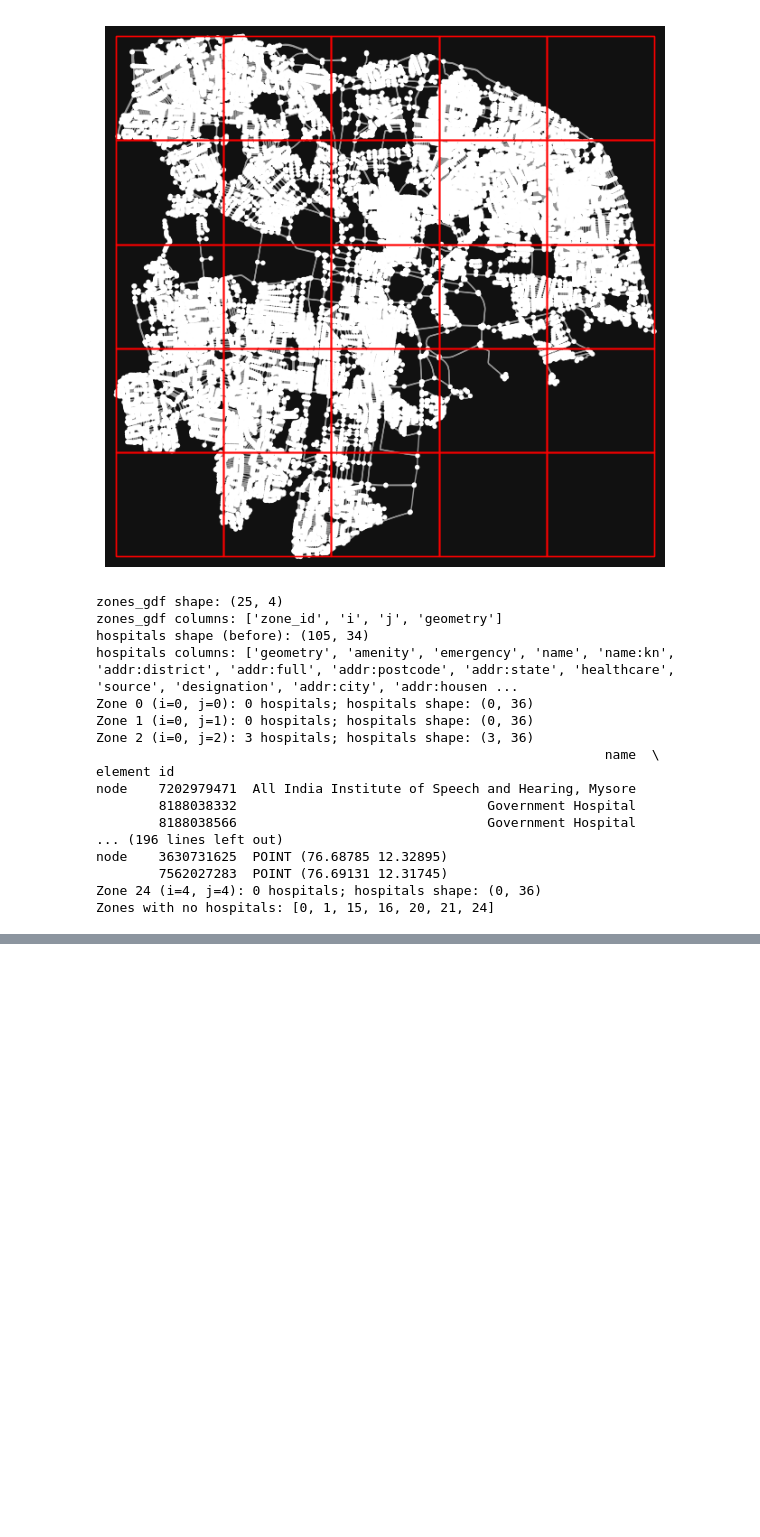
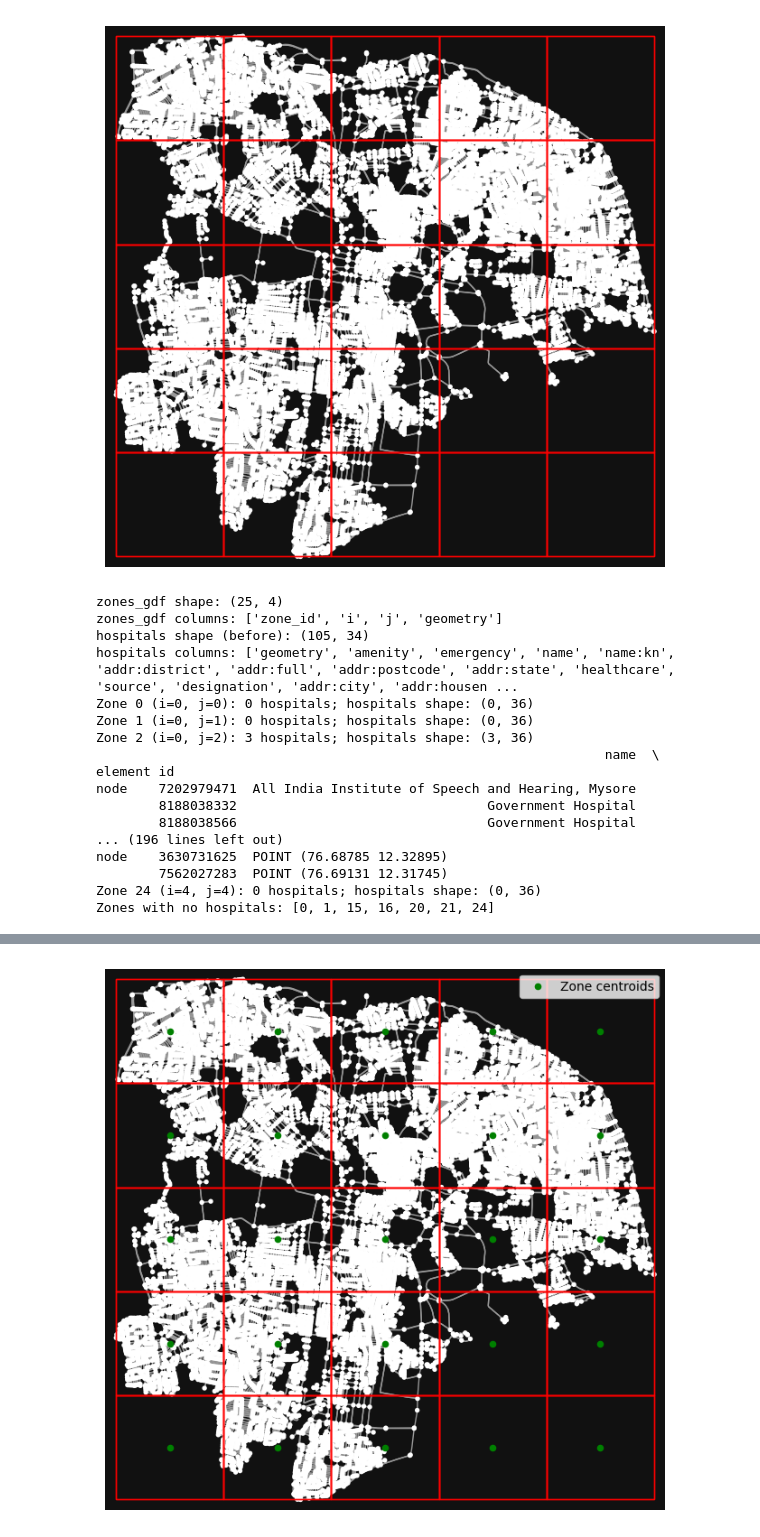
Before and after one commit to Deepaksaai/Yes-Kings-opti-project, a Jupyter notebook: kaushikdraft.ipynb, the cells around one changed output, grey strips where cells are left out. Saved outputs shown, nothing was run; the diff lists cells and outputs as text; code cells hidden in the pictures; blank space fills up the shorter version.

```diff
--- a/kaushikdraft.ipynb
+++ b/kaushikdraft.ipynb
@@ -279,0 +173,100 @@ Zones whose centroids lie OUTSIDE Mysuru boundary:
+# %%
+import osmnx as ox
+import matplotlib.pyplot as plt
+import matplotlib as mpl
+from matplotlib.patches import Rectangle
+import geopandas as gpd
+import numpy as np
+from shapely.geometry import box
+
+# 1. Road graph and bounds
+nodes_gdf, edges_gdf = ox.graph_to_gdfs(G)   # G already created earlier
+bounds = edges_gdf.total_bounds              # [minx, miny, maxx, maxy]
+minx, miny, maxx, maxy = bounds
+
+nx = 5
+ny = 5
+x_step = (maxx - minx) / nx
+y_step = (maxy - miny) / ny
+
+zones = []
+zone_polys = []
+for i in range(nx):
+    for j in range(ny):
+        zminx = minx + i * x_step
+        zminy = miny + j * y_step
+        zmaxx = minx + (i + 1) * x_step
+        zmaxy = miny + (j + 1) * y_step
+        zone = (zminx, zminy, zmaxx, zmaxy)
+        zones.append(zone)
+        zone_polys.append(box(zminx, zminy, zmaxx, zmaxy))
+
+# 2. GeoDataFrame of zones in same CRS as graph
+zones_gdf = gpd.GeoDataFrame(
+    {
+        "zone_id": range(len(zone_polys)),
+        "i": [int(idx // ny) for idx in range(len(zone_polys))],
+        "j": [int(idx % ny) for idx in range(len(zone_polys))],
+        "geometry": zone_polys,
+    },
+    crs=nodes_gdf.crs,
+)
+
+# 3. Compute centroids in a projected CRS then bring them back
+
+# if graph is in geographic CRS (EPSG 4326) reproject to UTM for centroid
+if zones_gdf.crs is None:
+    zones_gdf = zones_gdf.set_crs(epsg=4326)
+
+zones_proj = zones_gdf.to_crs(epsg=32643)         # UTM zone for Mysuru region
+zones_proj["centroid_proj"] = zones_proj.geometry.centroid
+
+# back to original CRS of graph for plotting with G
+centroids_ll = zones_proj["centroid_proj"].to_crs(zones_gdf.crs)
+zones_gdf["centroid"] = centroids_ll
+
+# 4. Plot graph, red grid, and centroids on the same axes
+
+fig, ax = ox.plot_graph(G, show=False, close=False)
+
+# in case ox returns array of axes
+if isinstance(ax, (list, tuple, np.ndarray)):
+    ax = ax[0]
+
+# draw red rectangles for each grid cell
+for zone in zones:
+    zminx, zminy, zmaxx, zmaxy = zone
+    rect = Rectangle(
+        (zminx, zminy),
+        zmaxx - zminx,
+        zmaxy - zminy,
+        fill=False,
+        edgecolor="red",
+        linewidth=1,
+        zorder=3,
+    )
+    ax.add_patch(rect)
+
+# optional: plot zone polygons again (outline)
+zones_gdf.plot(
+    ax=ax,
+    facecolor="none",
+    edgecolor="red",
+    linewidth=1,
+    zorder=4,
+)
+
+# plot centroids as green dots
+ax.scatter(
+    zones_gdf["centroid"].x,
+    zones_gdf["centroid"].y,
+    s=20,
+    color="green",
+    zorder=5,
+    label="Zone centroids",
+)
+
+ax.legend()
+plt.show()
+# %% [output]
+[figure, added]
```
Also changed, not shown: parts of 1 cell of this notebook.
